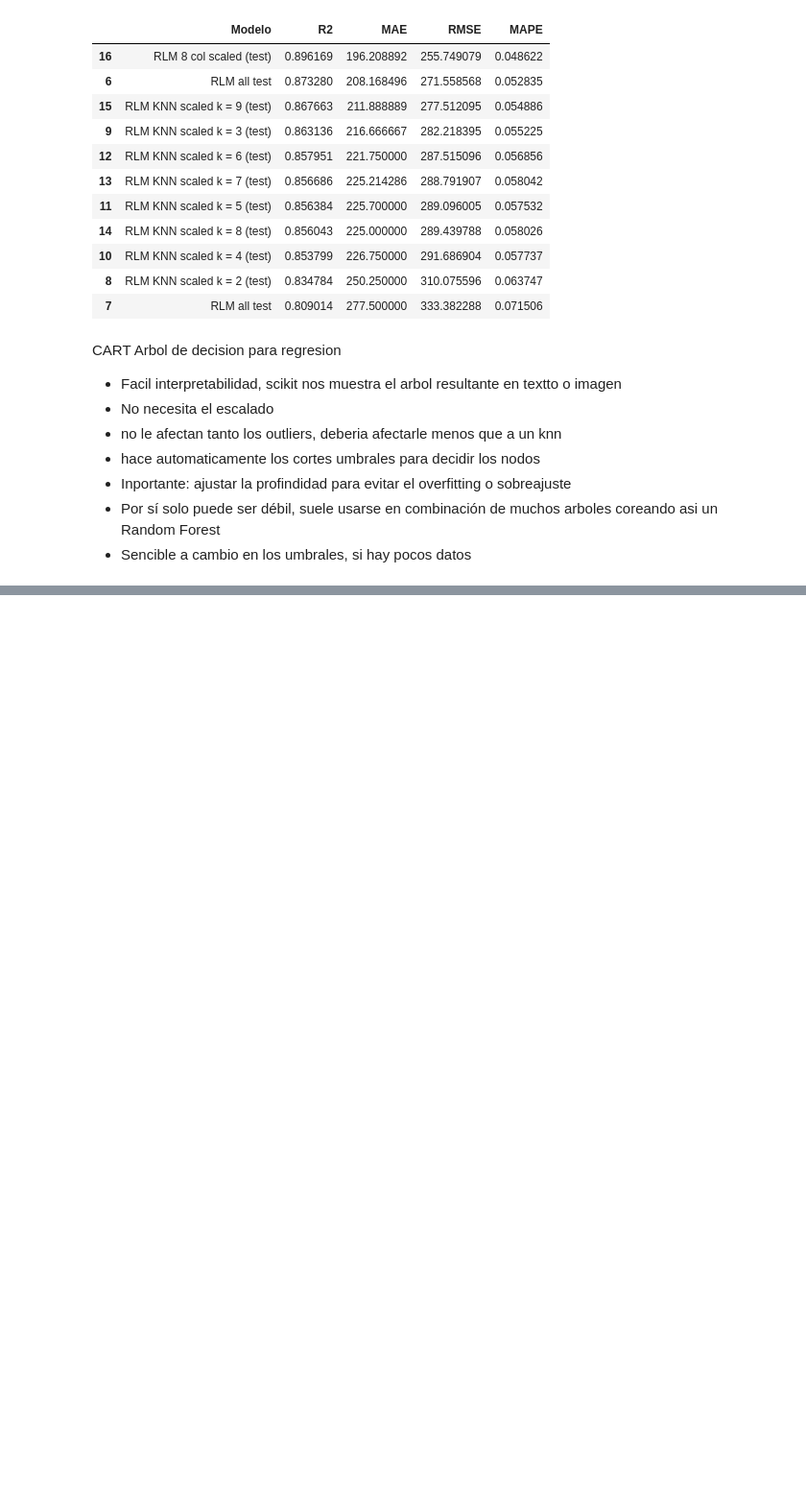
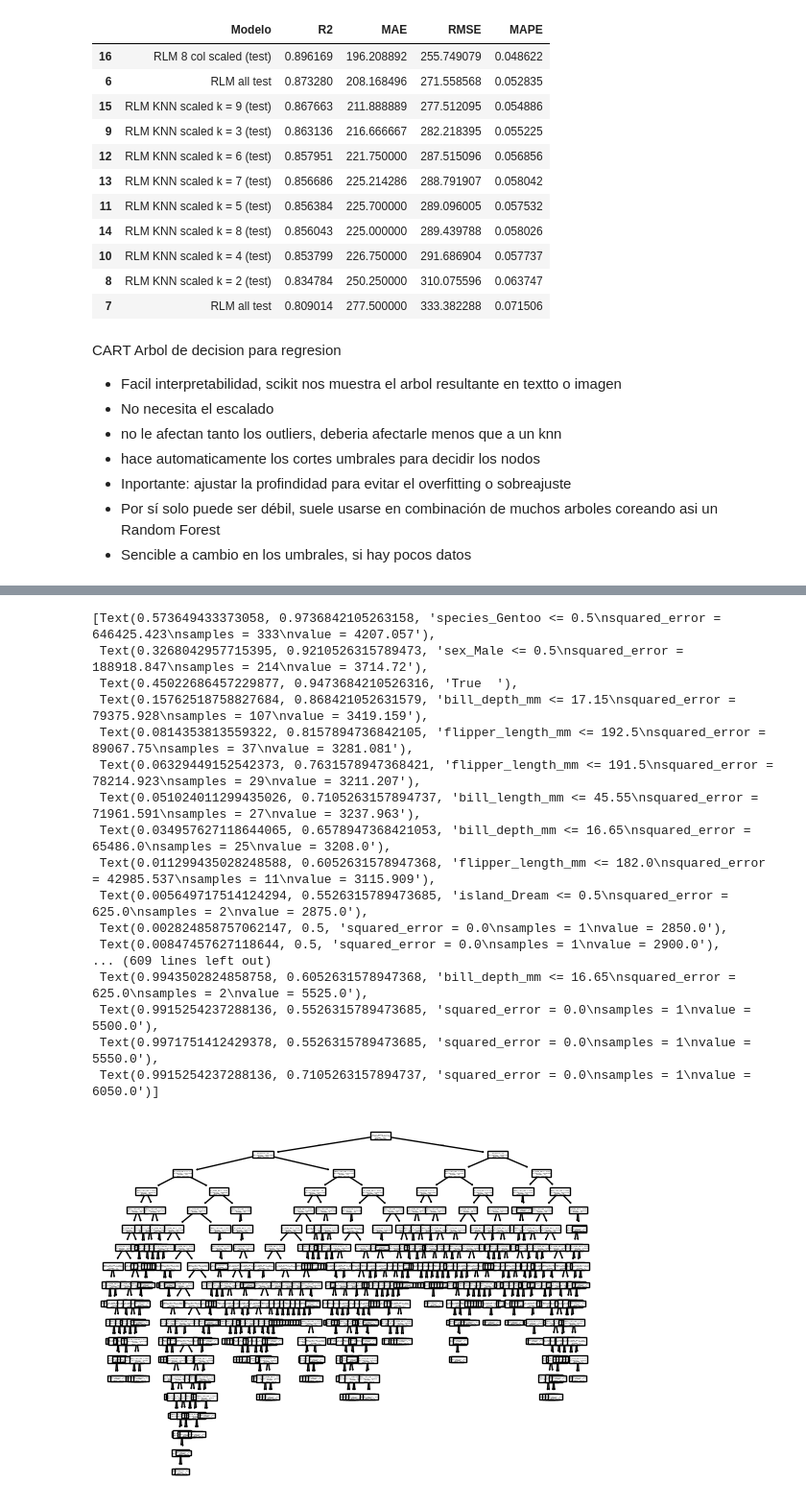
Before and after one commit to ceciorosco/Cecilia-Repositorio, a Jupyter notebook: Modulo 5/Regreciones_Cecilia.ipynb, the cells around one changed output, grey strips where cells are left out. Shown: that part at 96% size. Cells and saved outputs as stored; diff of their text form; code cells hidden in the pictures; blank space fills up the shorter version.

```diff
--- a/Modulo 5/Regreciones_Cecilia.ipynb
+++ b/Modulo 5/Regreciones_Cecilia.ipynb
@@ -263,3 +406,20 @@ CART Arbol de decision para regresion
 * Inportante: ajustar la profindidad para evitar el overfitting o sobreajuste
 * Por sí solo puede ser débil, suele usarse en combinación de muchos arboles coreando asi un Random Forest
 * Sencible a cambio en los umbrales, si hay pocos datos
+# %%
+#sin particionamiento
+from sklearn.tree import DecisionTreeRegressor, export_text, plot_tree
+# 2 a 10 niveles de profundidad
+
+model = DecisionTreeRegressor()
+model.fit(X, y)
+
+y_pred = model.predict(X)
+
+r2 = r2_score(y, y_pred)
+mae = mean_absolute_error(y, y_pred)
+rmse = root_mean_squared_error(y, y_pred)
+mape = mean_absolute_percentage_error(y, y_pred)
+
+df_resultados.loc[len(df_resultados)] = ['DTR ' , r2, mae, rmse, mape]
+df_resultados.sort_values('R2', ascending=False)
@@ -265,0 +465,22 @@ CART Arbol de decision para regresion
+# %%
+#ver el arbol de forma grafica
+plot_tree(model, feature_names=X.columns)
+# %% [output]
+[Text(0.573649433373058, 0.9736842105263158, 'species_Gentoo <= 0.5\nsquared_error = 646425.423\nsamples = 333\nvalue = 4207.057'),
+ Text(0.3268042957715395, 0.9210526315789473, 'sex_Male <= 0.5\nsquared_error = 188918.847\nsamples = 214\nvalue = 3714.72'),
+ Text(0.45022686457229877, 0.9473684210526316, 'True  '),
+ Text(0.15762518758827684, 0.868421052631579, 'bill_depth_mm <= 17.15\nsquared_error = 79375.928\nsamples = 107\nvalue = 3419.159'),
+ Text(0.0814353813559322, 0.8157894736842105, 'flipper_length_mm <= 192.5\nsquared_error = 89067.75\nsamples = 37\nvalue = 3281.081'),
+ Text(0.06329449152542373, 0.7631578947368421, 'flipper_length_mm <= 191.5\nsquared_error = 78214.923\nsamples = 29\nvalue = 3211.207'),
+ Text(0.051024011299435026, 0.7105263157894737, 'bill_length_mm <= 45.55\nsquared_error = 71961.591\nsamples = 27\nvalue = 3237.963'),
+ Text(0.034957627118644065, 0.6578947368421053, 'bill_depth_mm <= 16.65\nsquared_error = 65486.0\nsamples = 25\nvalue = 3208.0'),
+ Text(0.011299435028248588, 0.6052631578947368, 'flipper_length_mm <= 182.0\nsquared_error = 42985.537\nsamples = 11\nvalue = 3115.909'),
+ Text(0.005649717514124294, 0.5526315789473685, 'island_Dream <= 0.5\nsquared_error = 625.0\nsamples = 2\nvalue = 2875.0'),
+ Text(0.002824858757062147, 0.5, 'squared_error = 0.0\nsamples = 1\nvalue = 2850.0'),
+ Text(0.00847457627118644, 0.5, 'squared_error = 0.0\nsamples = 1\nvalue = 2900.0'),
+... (609 lines left out)
+ Text(0.9943502824858758, 0.6052631578947368, 'bill_depth_mm <= 16.65\nsquared_error = 625.0\nsamples = 2\nvalue = 5525.0'),
+ Text(0.9915254237288136, 0.5526315789473685, 'squared_error = 0.0\nsamples = 1\nvalue = 5500.0'),
+ Text(0.9971751412429378, 0.5526315789473685, 'squared_error = 0.0\nsamples = 1\nvalue = 5550.0'),
+ Text(0.9915254237288136, 0.7105263157894737, 'squared_error = 0.0\nsamples = 1\nvalue = 6050.0')]
+[figure, added]
```
Also changed, not shown: parts of 29 cells of this notebook, 3 other files.
